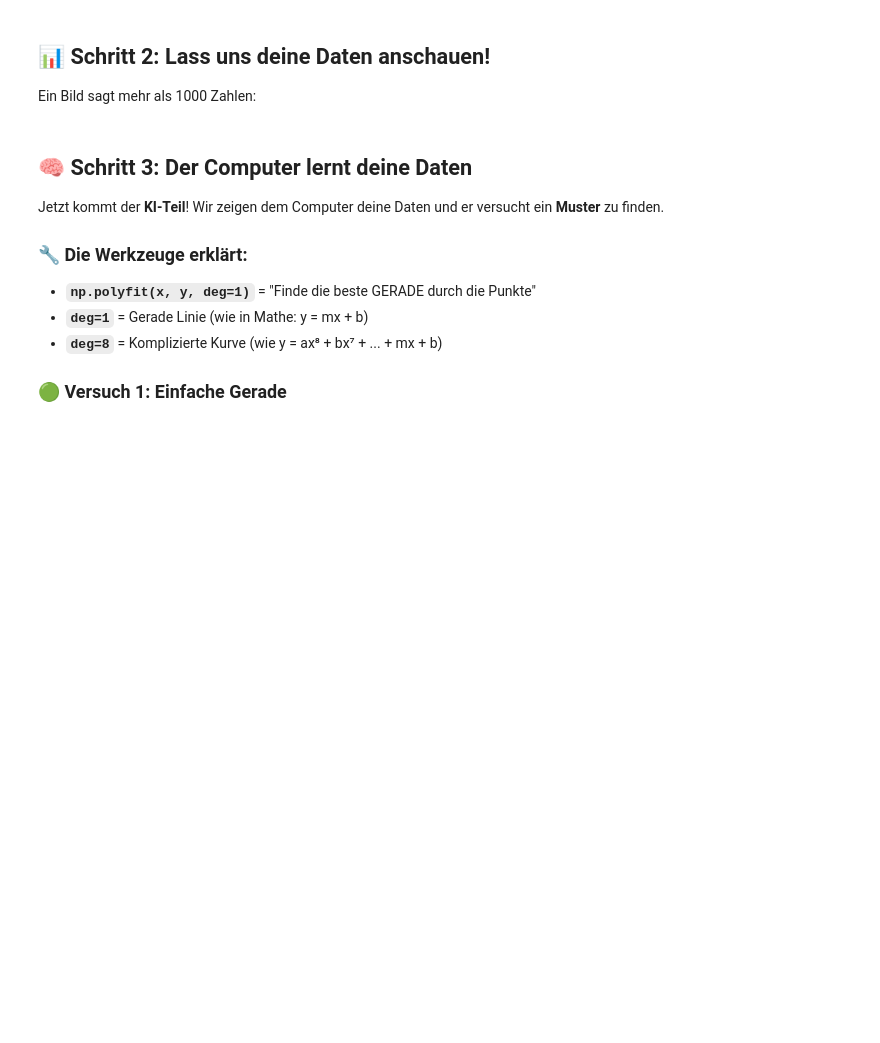
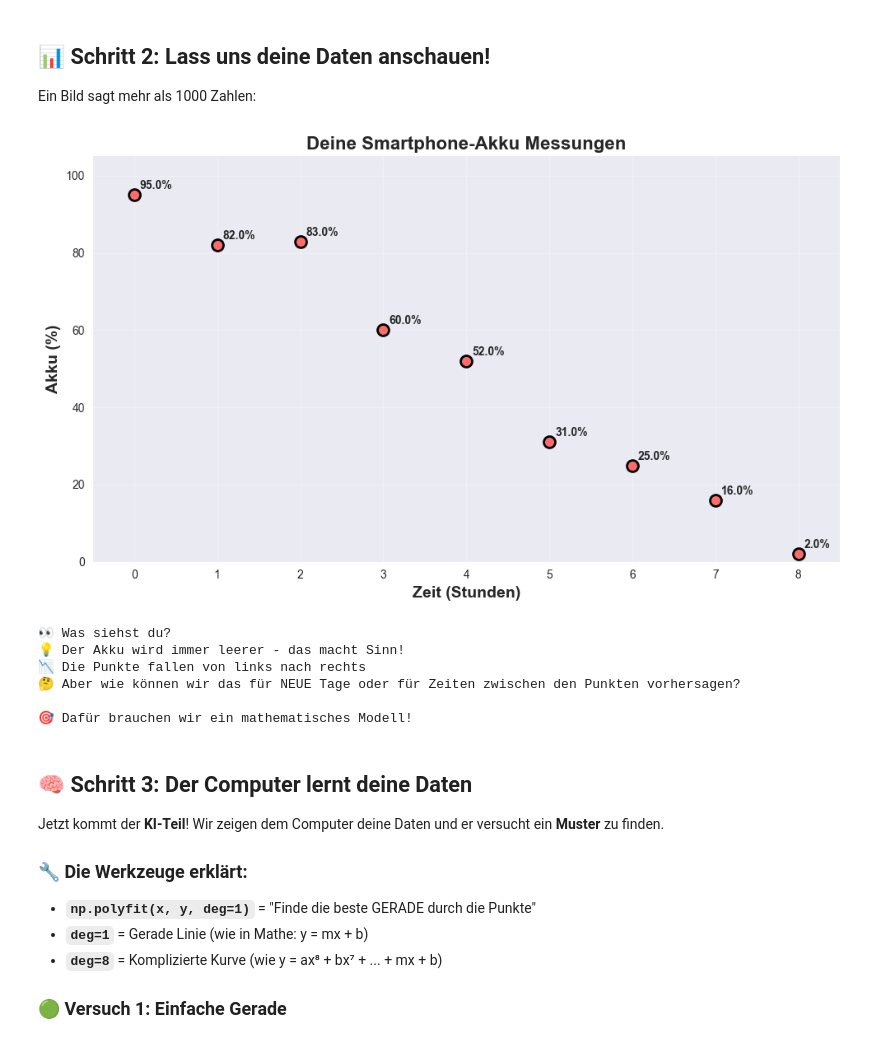
Before and after one commit to klar74/WS2025_lecture, a Jupyter notebook: Vorlesung_08/handy_entladung_polynomfit.ipynb, the cells around one changed output. Cells and saved outputs as stored; diff of their text form; code cells hidden in the pictures; blank space fills up the shorter version.

```diff
--- a/Vorlesung_08/handy_entladung_polynomfit.ipynb
+++ b/Vorlesung_08/handy_entladung_polynomfit.ipynb
@@ -55,8 +65,9 @@ zeit_stunden = np.array([0, 1, 2, 3, 4, 5, 6, 7, 8])
 # Deine Messungen: Wie viel Akku war noch da? (in Prozent)
 akku_prozent = np.array([100, 89, 76, 61, 52, 38, 28, 15, 8])
 
-# addiere Rauschen (um es realistischer zu machen)
-akku_prozent = akku_prozent + np.random.normal(0, 5, size=akku_prozent.shape)
+# addiere Rauschen (um es realistischer zu machen, die Restakkuanzeige ist nicht perfekt)
+#akku_prozent = akku_prozent + np.random.normal(0, 5, size=akku_prozent.shape)
+akku_prozent = np.array([95, 82, 83, 60, 52, 31, 25, 16, 2])  # Feste Werte für Konsistenz
 akku_prozent = np.clip(akku_prozent, 0, 100)  #
 
 print("📊 Deine Messungen:")
@@ -65,5 +76,8 @@ print("-------|------")
 for i in range(len(zeit_stunden)):
     print(f"  {zeit_stunden[i]:2.0f}   | {akku_prozent[i]:3.0f}%")
 
-print("\n🤔 Frage: Kannst du daraus vorhersagen, wie lange dein Akku morgen hält?")
+print("\nBei der dritten Messung hat sich dein Akku wohl erholt? 🤔")
+print("Oder du hast falsch abgelesen? Oder das Ladegerät war kurz dran? 🤔")
+print("Na ja, sowas passiert. Messfehler gibt es immer. 😉")
+print("\n🤔 Frage: Kannst du daraus vorhersagen, wie schnell sich dein Akku morgen entlädt?")
 print("💭 Genau das versuchen wir mit dem Computer herauszufinden!")
@@ -74,30 +108,38 @@ Ein Bild sagt mehr als 1000 Zahlen:
 # %%
 # Erstelle ein schönes Diagramm deiner Messungen
 plt.figure(figsize=(10, 6))
 plt.scatter(zeit_stunden, akku_prozent, color='#FF6B6B', s=100,
            edgecolors='black', linewidth=2, zorder=5)
 
 # Beschriftungen (damit jeder versteht, was gemeint ist)
-plt.xlabel('⏰ Zeit (Stunden)', fontsize=14, fontweight='bold')
-plt.ylabel('🔋 Akku (%)', fontsize=14, fontweight='bold')
-plt.title('📱 Deine Smartphone-Akku Messungen', fontsize=16, fontweight='bold')
+plt.xlabel('Zeit (Stunden)', fontsize=14, fontweight='bold')
+plt.ylabel('Akku (%)', fontsize=14, fontweight='bold')
+plt.title('Deine Smartphone-Akku Messungen', fontsize=16, fontweight='bold')
 plt.grid(True, alpha=0.3)
 plt.xlim(-0.5, 8.5)
 plt.ylim(0, 105)
 
 # Punkte beschriften
 for i, (x, y) in enumerate(zip(zeit_stunden, akku_prozent)):
     plt.annotate(f'{y:.1f}%', (x, y), xytext=(5, 5), textcoords='offset points',
                 fontweight='bold', fontsize=10)
 
 plt.tight_layout()
 plt.show()
 
 print("👀 Was siehst du?")
 print("💡 Der Akku wird immer leerer - das macht Sinn!")
 print("📉 Die Punkte fallen von links nach rechts")
-print("🤔 Aber wie können wir das für NEUE Tage vorhersagen?")
+print("🤔 Aber wie können wir das für NEUE Tage oder für Zeiten zwischen den Punkten vorhersagen?")
 print("\n🎯 Dafür brauchen wir ein mathematisches Modell!")
+# %% [output]
+[figure, added]
+👀 Was siehst du?
+💡 Der Akku wird immer leerer - das macht Sinn!
+📉 Die Punkte fallen von links nach rechts
+🤔 Aber wie können wir das für NEUE Tage oder für Zeiten zwischen den Punkten vorhersagen?
+
+🎯 Dafür brauchen wir ein mathematisches Modell!
 # %% [markdown]
 ## 🧠 Schritt 3: Der Computer lernt deine Daten
 
```
Also changed, not shown: parts of 19 cells of this notebook, 2 other files.
